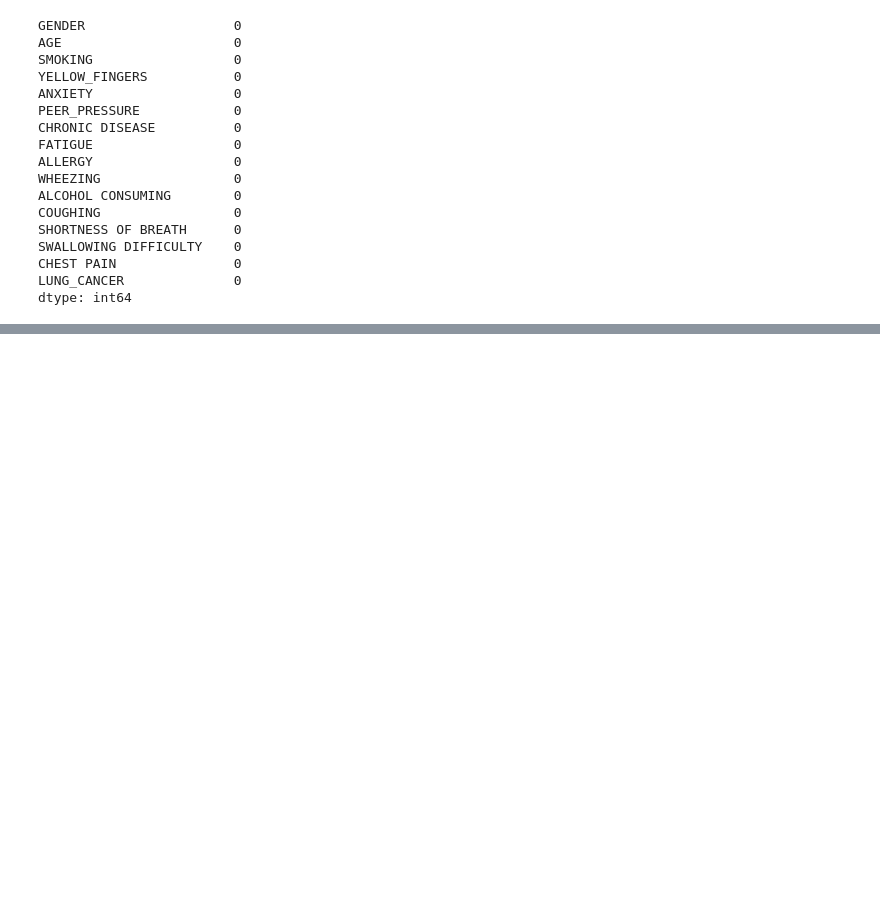
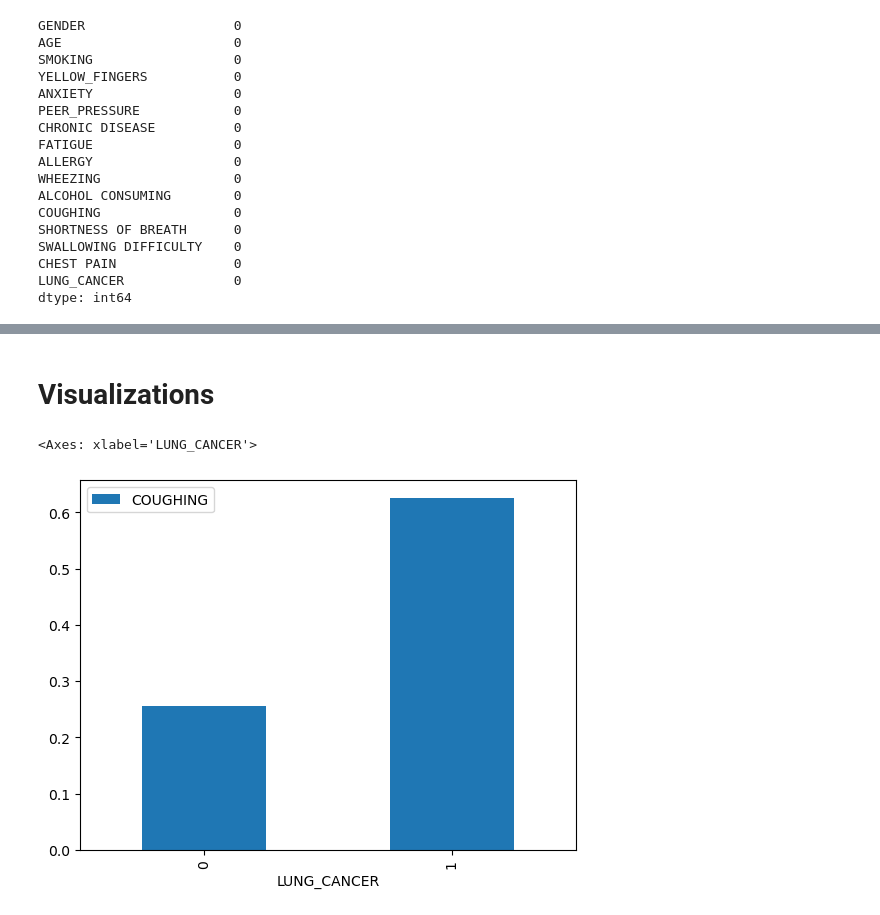
Before and after one commit to livin-joseph/Lung-cancer-analysis, a Jupyter notebook: lung_cancer_analysis.ipynb, the cells around one changed output, grey strips where cells are left out. Drawn from its saved outputs; the diff is of its cells as text; code cells hidden in the pictures; blank space fills up the shorter version.

```diff
--- a/lung_cancer_analysis.ipynb
+++ b/lung_cancer_analysis.ipynb
@@ -51,22 +64,19 @@ dtype: int64
 # %%
-from sklearn import preprocessing
-le=preprocessing.LabelEncoder()
-df['GENDER']=le.fit_transform(df['GENDER'])
-df['LUNG_CANCER']=le.fit_transform(df['LUNG_CANCER'])
-df['SMOKING']=le.fit_transform(df['SMOKING'])
-df['YELLOW_FINGERS']=le.fit_transform(df['YELLOW_FINGERS'])
-df['ANXIETY']=le.fit_transform(df['ANXIETY'])
-df['PEER_PRESSURE']=le.fit_transform(df['PEER_PRESSURE'])
-df['CHRONIC DISEASE']=le.fit_transform(df['CHRONIC DISEASE'])
-df['FATIGUE ']=le.fit_transform(df['FATIGUE '])
-df['ALLERGY ']=le.fit_transform(df['ALLERGY '])
-df['WHEEZING']=le.fit_transform(df['WHEEZING'])
-df['ALCOHOL CONSUMING']=le.fit_transform(df['ALCOHOL CONSUMING'])
-df['COUGHING']=le.fit_transform(df['COUGHING'])
-df['SHORTNESS OF BREATH']=le.fit_transform(df['SHORTNESS OF BREATH'])
-df['SWALLOWING DIFFICULTY']=le.fit_transform(df['SWALLOWING DIFFICULTY'])
-df['CHEST PAIN']=le.fit_transform(df['CHEST PAIN'])
-df['LUNG_CANCER']=le.fit_transform(df['LUNG_CANCER'])
+df['SMOKING'] = le.fit_transform(df['SMOKING'])
+df['YELLOW_FINGERS'] = le.fit_transform(df['YELLOW_FINGERS'])
+df['ANXIETY'] = le.fit_transform(df['ANXIETY'])
+df['PEER_PRESSURE'] = le.fit_transform(df['PEER_PRESSURE'])
+df['CHRONIC DISEASE'] = le.fit_transform(df['CHRONIC DISEASE'])
+df['FATIGUE '] = le.fit_transform(df['FATIGUE '])
+df['ALLERGY '] = le.fit_transform(df['ALLERGY '])
+df['WHEEZING'] = le.fit_transform(df['WHEEZING'])
+df['ALCOHOL CONSUMING'] = le.fit_transform(df['ALCOHOL CONSUMING'])
+df['COUGHING'] = le.fit_transform(df['COUGHING'])
+df['SHORTNESS OF BREATH'] = le.fit_transform(df['SHORTNESS OF BREATH'])
+df['SWALLOWING DIFFICULTY'] = le.fit_transform(df['SWALLOWING DIFFICULTY'])
+df['CHEST PAIN'] = le.fit_transform(df['CHEST PAIN'])
+
+df['LUNG_CANCER'] = le.fit_transform(df['LUNG_CANCER'])
 print(df)   #1-male 0-female   1-yes 0-no
 # %% [output]
      GENDER  AGE  SMOKING  YELLOW_FINGERS  ANXIETY  PEER_PRESSURE  \
@@ -167,0 +259,9 @@ weighted avg       0.94      0.95      0.94        56
+# %% [markdown]
+# Visualizations
+# %%
+t = df.groupby('LUNG_CANCER').mean()
+
+t.plot.bar(y='COUGHING')
+# %% [output]
+<Axes: xlabel='LUNG_CANCER'>
+[figure, added]
```
Also changed, not shown: parts of 16 cells of this notebook, 1 other file.
